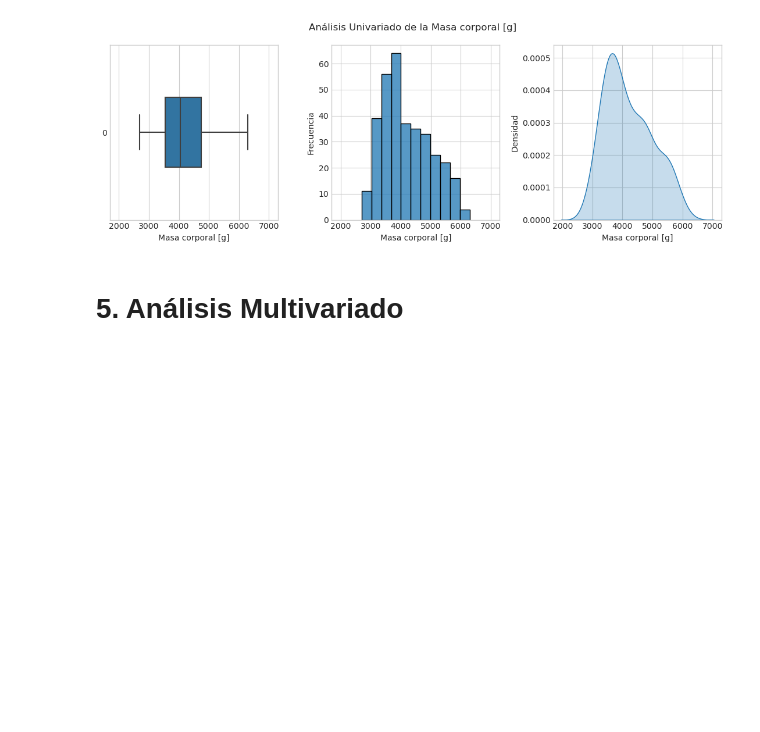
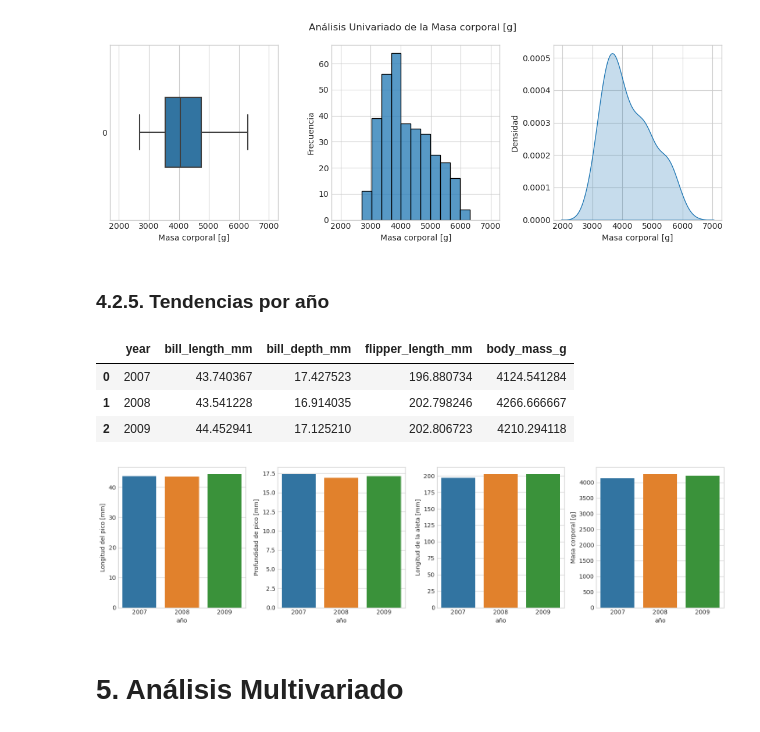
Before and after one commit to JoePortilla/PalmerPenguins-EDA, a Jupyter notebook: PalmerPenguins-EDA.ipynb, the cells around one changed output. Saved outputs shown, nothing was run; the diff lists cells and outputs as text; code cells hidden in the pictures; blank space fills up the shorter version.

```diff
--- a/PalmerPenguins-EDA.ipynb
+++ b/PalmerPenguins-EDA.ipynb
@@ -319,6 +331,39 @@ fig.suptitle('Análisis Univariado de la ' + var_title)
 plt.tight_layout()
 # %% [output]
 [figure]
+# %% [markdown]
+### 4.2.5. Tendencias por año
+# %%
+df_m = df.groupby('year').mean().reset_index()
+df_m
+# %% [output]
+|  | year | bill_length_mm | bill_depth_mm | flipper_length_mm | body_mass_g |
+| 0 | 2007 | 43.740367 | 17.427523 | 196.880734 | 4124.541284 |
+| 1 | 2008 | 43.541228 | 16.914035 | 202.798246 | 4266.666667 |
+| 2 | 2009 | 44.452941 | 17.125210 | 202.806723 | 4210.294118 |
+# %%
+# Ajustes de la figura de Matplotlib
+fig, ax = plt.subplots(nrows=1, ncols=4, figsize=(15, 4), sharex=True)
+
+sns.barplot(data=df_m, x='year', y='bill_length_mm', ax=ax[0])
+ax[0].set_xlabel('año')
+ax[0].set_ylabel('Longitud del pico [mm]')
+
+sns.barplot(data=df_m, x='year', y='bill_depth_mm', ax=ax[1])
+ax[1].set_xlabel('año')
+ax[1].set_ylabel('Profundidad de pico [mm]')
+
+sns.barplot(data=df_m, x='year', y='flipper_length_mm', ax=ax[2])
+ax[2].set_xlabel('año')
+ax[2].set_ylabel('Longitud de la aleta [mm]')
+
+sns.barplot(data=df_m, x='year', y='body_mass_g', ax=ax[3])
+ax[3].set_xlabel('año')
+ax[3].set_ylabel('Masa corporal [g]')
+
+plt.tight_layout()
+# %% [output]
+[figure, added]
 # %% [markdown]
 # 5. Análisis Multivariado
 # %% [markdown]
```
Also changed, not shown: parts of 17 cells of this notebook.
